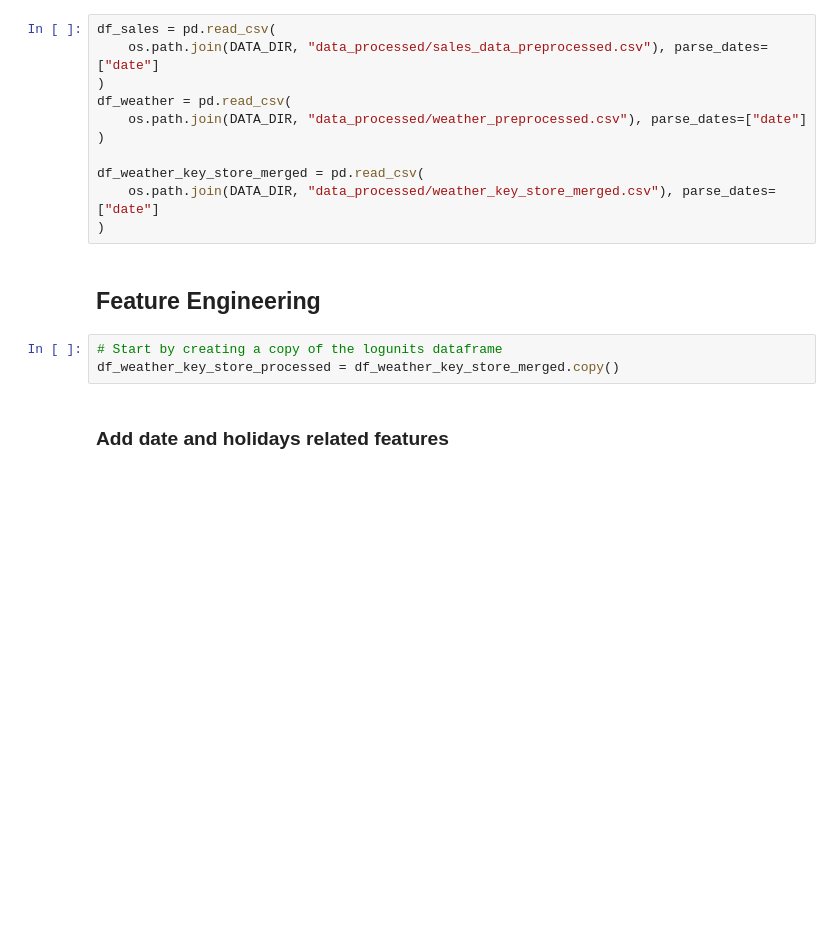
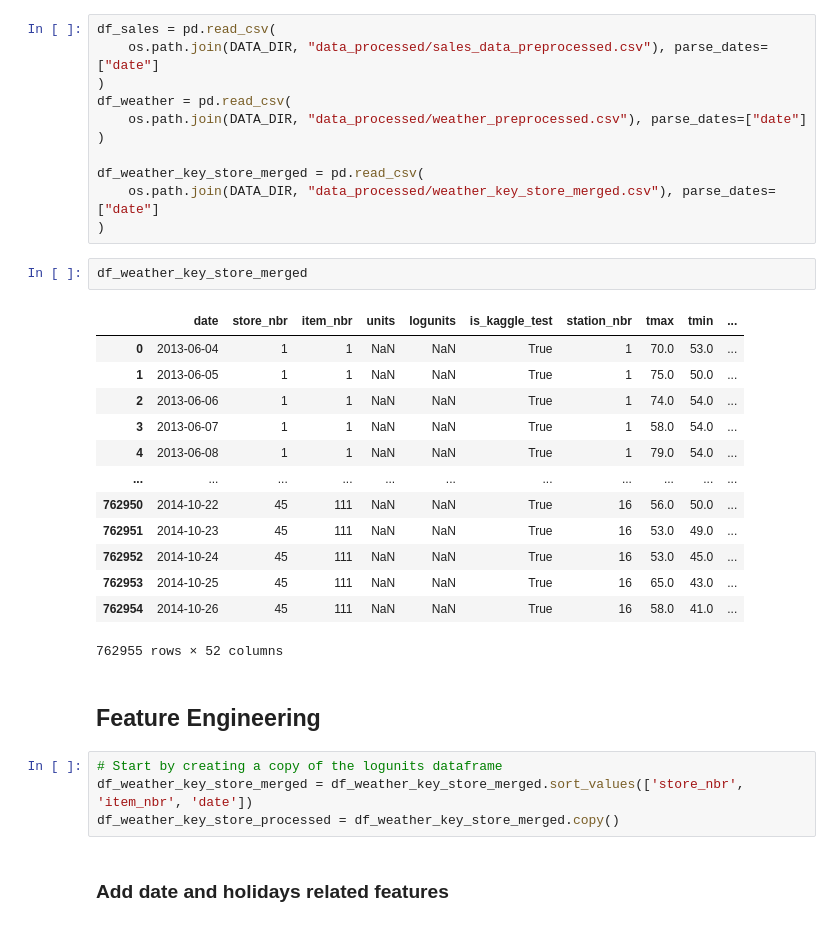
Before and after one commit to T-Sunm/sales_forecasting_xai, a Jupyter notebook: notebooks/wallmart_data/03_feature_engineering.ipynb, the cells around one changed output. Drawn from its saved outputs; the diff is of its cells as text; blank space fills up the shorter version.

```diff
--- a/notebooks/wallmart_data/03_feature_engineering.ipynb
+++ b/notebooks/wallmart_data/03_feature_engineering.ipynb
@@ -48,10 +48,27 @@ df_weather = pd.read_csv(
 df_weather_key_store_merged = pd.read_csv(
     os.path.join(DATA_DIR, "data_processed/weather_key_store_merged.csv"), parse_dates=["date"]
 )
+# %%
+df_weather_key_store_merged
+# %% [output]
+|  | date | store_nbr | item_nbr | units | logunits | is_kaggle_test | station_nbr | tmax | tmin | ... |
+| 0 | 2013-06-04 | 1 | 1 | NaN | NaN | True | 1 | 70.0 | 53.0 | ... |
+| 1 | 2013-06-05 | 1 | 1 | NaN | NaN | True | 1 | 75.0 | 50.0 | ... |
+| 2 | 2013-06-06 | 1 | 1 | NaN | NaN | True | 1 | 74.0 | 54.0 | ... |
+| 3 | 2013-06-07 | 1 | 1 | NaN | NaN | True | 1 | 58.0 | 54.0 | ... |
+| 4 | 2013-06-08 | 1 | 1 | NaN | NaN | True | 1 | 79.0 | 54.0 | ... |
+| ... | ... | ... | ... | ... | ... | ... | ... | ... | ... | ... |
+| 762950 | 2014-10-22 | 45 | 111 | NaN | NaN | True | 16 | 56.0 | 50.0 | ... |
+| 762951 | 2014-10-23 | 45 | 111 | NaN | NaN | True | 16 | 53.0 | 49.0 | ... |
+| 762952 | 2014-10-24 | 45 | 111 | NaN | NaN | True | 16 | 53.0 | 45.0 | ... |
+| 762953 | 2014-10-25 | 45 | 111 | NaN | NaN | True | 16 | 65.0 | 43.0 | ... |
+| 762954 | 2014-10-26 | 45 | 111 | NaN | NaN | True | 16 | 58.0 | 41.0 | ... |
+762955 rows × 52 columns
 # %% [markdown]
 ## Feature Engineering
 # %%
 # Start by creating a copy of the logunits dataframe
+df_weather_key_store_merged = df_weather_key_store_merged.sort_values(['store_nbr', 'item_nbr', 'date'])
 df_weather_key_store_processed = df_weather_key_store_merged.copy()
 # %% [markdown]
 ### Add date and holidays related features
```
Also changed, not shown: parts of 10 cells of this notebook, 6 other files.
